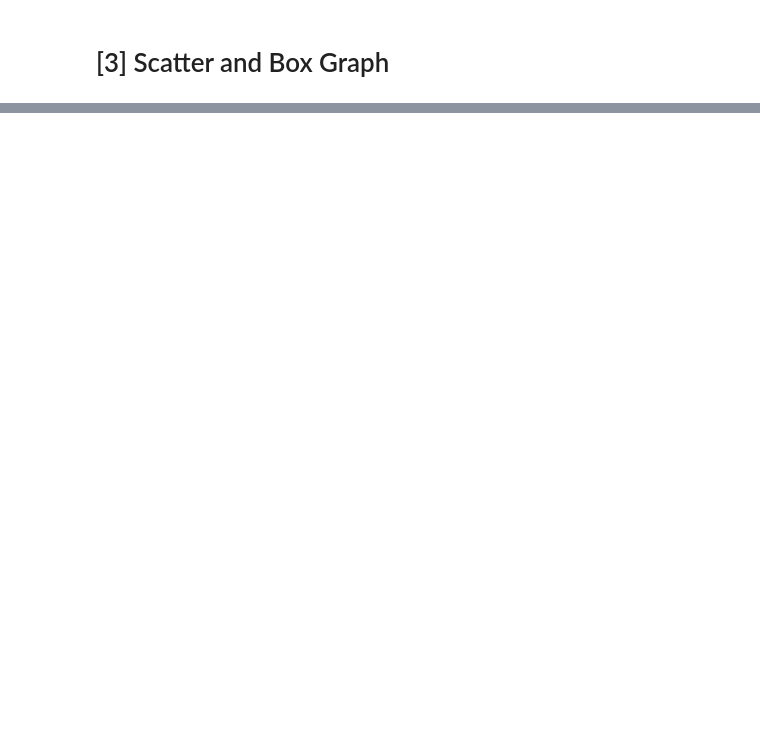
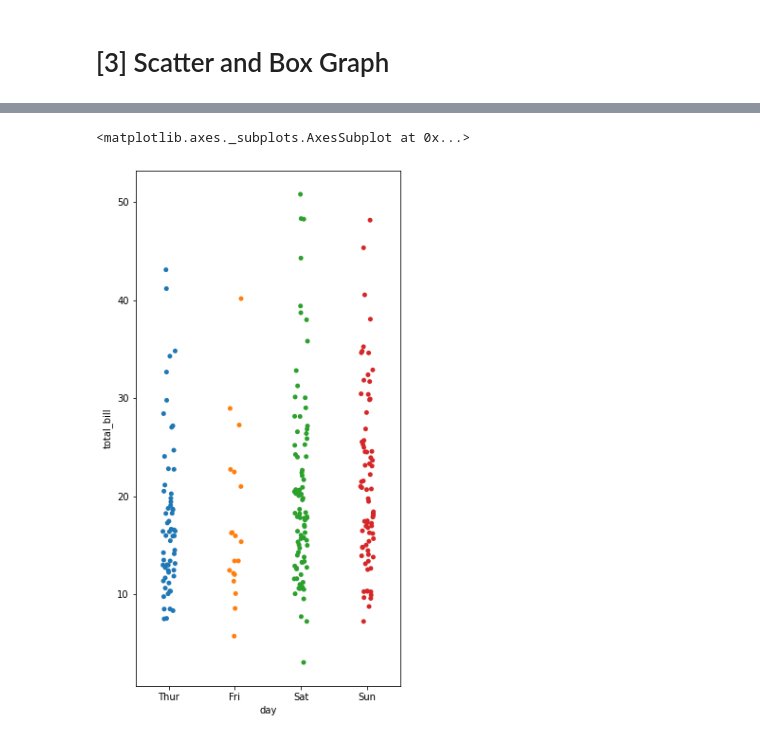
Before and after one commit to zasminah/DataVisualization, a Jupyter notebook: Matplotlib_graph.ipynb, the cells around one changed output, grey strips where cells are left out. Drawn from its saved outputs; the diff is of its cells as text; code cells hidden in the pictures; blank space fills up the shorter version.

```diff
--- a/Matplotlib_graph.ipynb
+++ b/Matplotlib_graph.ipynb
@@ -207,0 +267,6 @@ plt.show()
+# %%
+tips = sns.load_dataset('tips')
+print(tips)
+print(tips.columns)
+
+sns.stripplot(x='day', y='total_bill', data=tips, jitter=True) # Jitter=True를 설정하면 가로축상의 위치를 무작위로 바꿔 데이터의 수가 많을 경우에 겹치지 않도록 한다.
@@ -207,0 +291,5 @@ plt.show()
+# %%
+sns.stripplot(x='day', y='total_bill', data=tips)
+# %% [output]
+<matplotlib.axes._subplots.AxesSubplot at 0x...>
+[figure, added]
```
Also changed, not shown: parts of 21 cells of this notebook.
